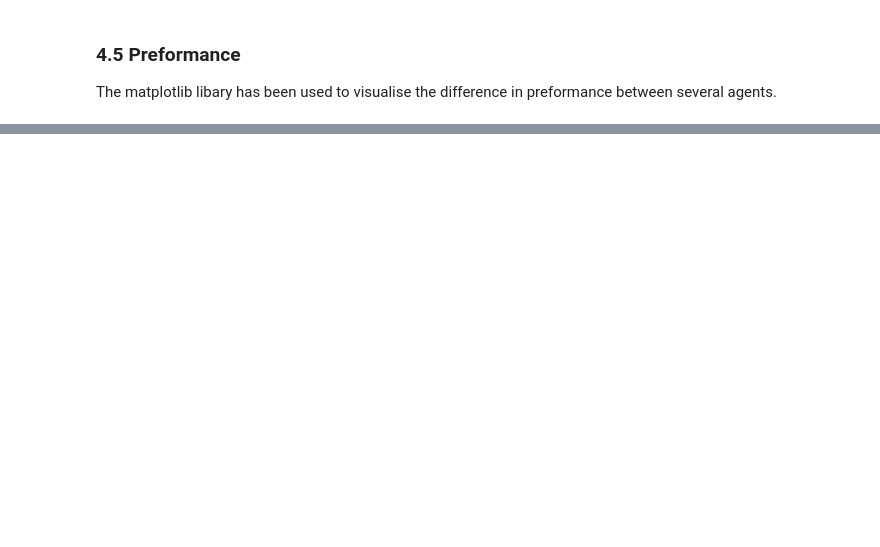
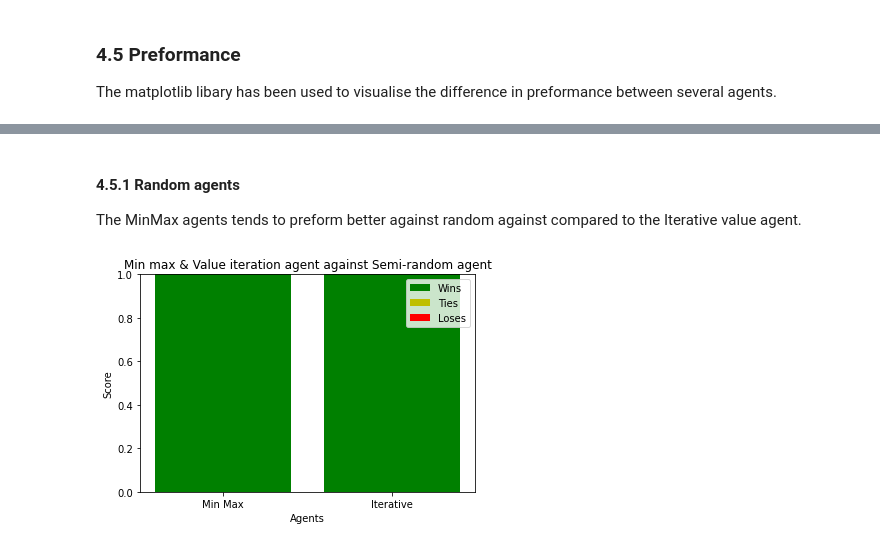
Before and after one commit to BlSchulpen/DecisionTheory, a Jupyter notebook: deth_four_ag.ipynb, the cells around one changed output, grey strips where cells are left out. Saved outputs shown, nothing was run; the diff lists cells and outputs as text; code cells hidden in the pictures; blank space fills up the shorter version.

```diff
--- a/deth_four_ag.ipynb
+++ b/deth_four_ag.ipynb
@@ -407,0 +416,8 @@ The value iteration agent uses value iteration to solve Bellman's equation. It w
+# %% [markdown]
+#### 4.5.1 Random agents
+
+The MinMax agents tends to preform better against random against compared to the Iterative value agent.
+# %%
+creator.min_max_game(FourInARowSemiRandomAgent, "Min max & Value iteration agent against Semi-random agent")
+# %% [output]
+[figure, added]
```
Also changed, not shown: parts of 10 cells of this notebook, 1 other file.
